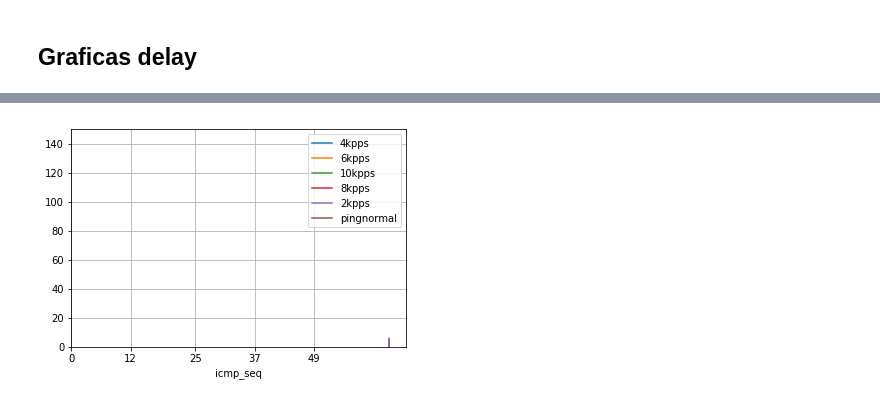
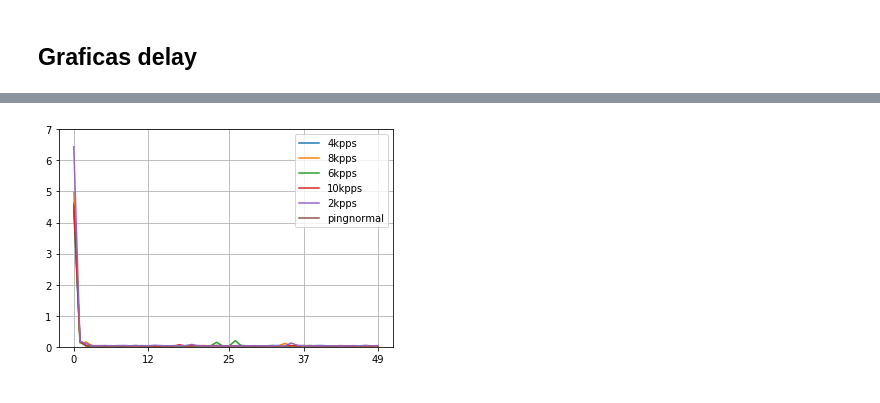
Before and after one commit to tigarto/2019_test, a Jupyter notebook: febrero/09/datos_experimentos/analisis_graficas.ipynb, the cells around one changed output, grey strips where cells are left out. Cells and saved outputs as stored; diff of their text form; code cells hidden in the pictures.

```diff
--- a/febrero/09/datos_experimentos/analisis_graficas.ipynb
+++ b/febrero/09/datos_experimentos/analisis_graficas.ipynb
@@ -96,7 +55,7 @@ for k in bw_metrics:
     else:
         bw_metrics[k].plot(ax=axes)
 axes.set_ylabel('Ancho de banda [Mbits/sec]')
-
+indices = bw_metrics.keys()
 print(indices)
 #axes = bw_metrics.plot(ylim = [0,120],grid = True, xticks = [0,50//4,50//2,50*3//4,49],title='ATAQUE 6kps')
 #list = bw_metrics[0]
@@ -182,4 +127,4 @@ icmp_seq
 # %%
-axes = df_delay.plot(ylim = [0,150],grid = True, xticks = [0,50//4,50//2,50*3//4,49])
+axes = df_delay.plot(ylim = [0,7],grid = True, xticks = [0,50//4,50//2,50*3//4,49])
 # %% [output]
-[figure, old version]
+[figure, new version]
```
Also changed, not shown: parts of 9 cells of this notebook.
